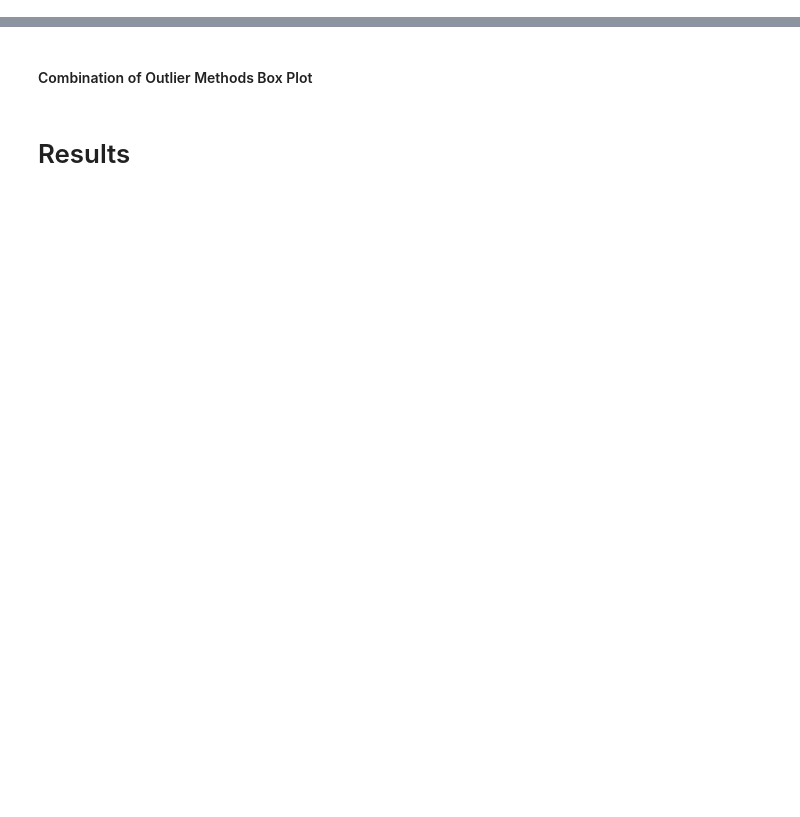
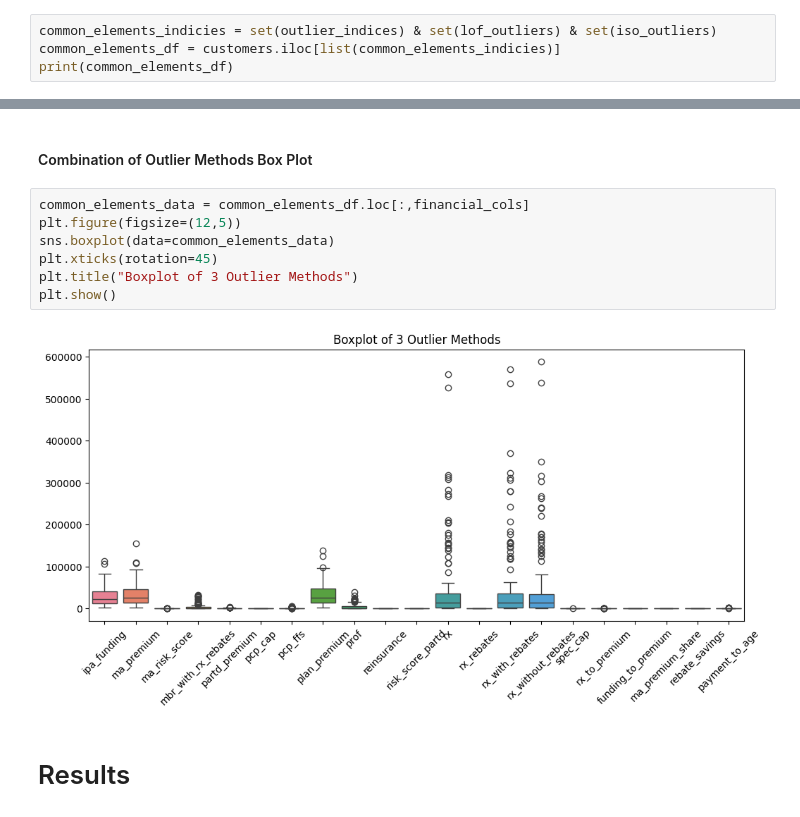
Before and after one commit to lizbethkr/Outlier-Detection, a Jupyter notebook: notebooks/outlier_detection.ipynb, the cells around one changed output, grey strips where cells are left out. Saved outputs shown, nothing was run; the diff lists cells and outputs as text; blank space fills up the shorter version.

```diff
--- a/notebooks/outlier_detection.ipynb
+++ b/notebooks/outlier_detection.ipynb
@@ -389,0 +403,4 @@ Total Outliers: 527
+# %%
+common_elements_indicies = set(outlier_indices) & set(lof_outliers) & set(iso_outliers)
+common_elements_df = customers.iloc[list(common_elements_indicies)]
+print(common_elements_df)
@@ -390,4 +425,13 @@ Total Outliers: 527
 # %% [markdown]
 #### Combination of Outlier Methods Box Plot
+# %%
+common_elements_data = common_elements_df.loc[:,financial_cols]
+plt.figure(figsize=(12,5))
+sns.boxplot(data=common_elements_data)
+plt.xticks(rotation=45)
+plt.title("Boxplot of 3 Outlier Methods")
+plt.show()
+# %% [output]
+[figure, added]
 # %% [markdown]
 # Results
```
Also changed, not shown: parts of 8 cells of this notebook, 1 other file.
